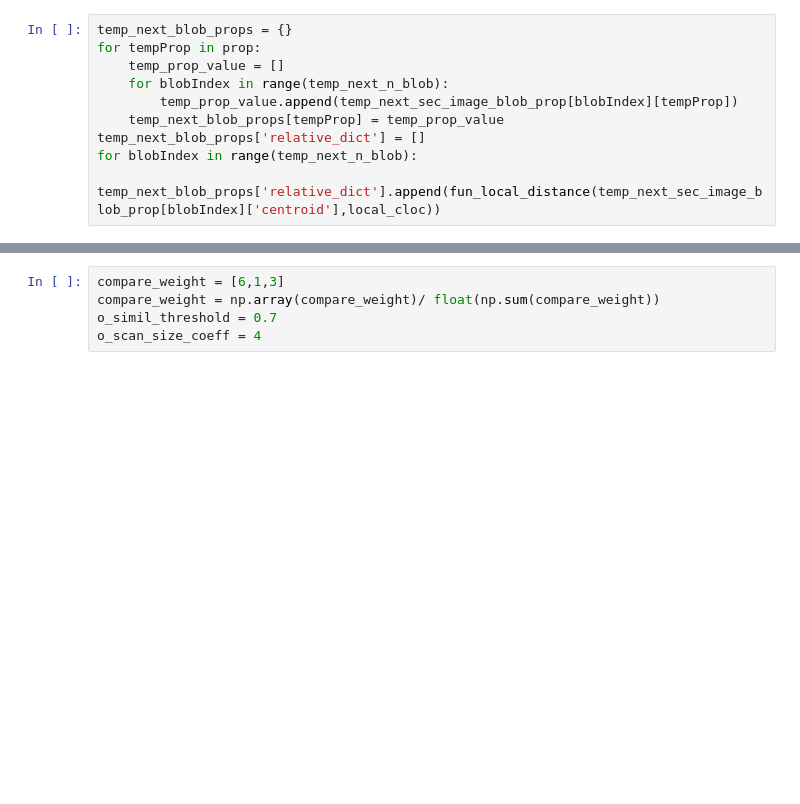
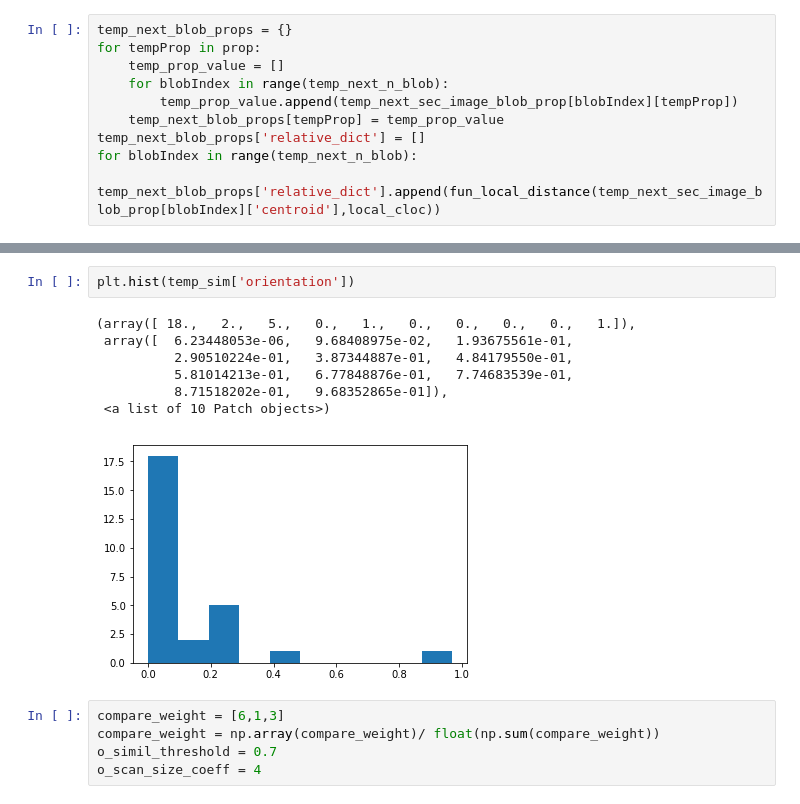
Before and after one commit to xiangjiph/MouseBrainAtlas, a Jupyter notebook: XJ/blob_detection_with_Pre_detected_cell_mulSec.ipynb, the cells around one changed output, grey strips where cells are left out. Drawn from its saved outputs; the diff is of its cells as text; blank space fills up the shorter version.

```diff
--- a/XJ/blob_detection_with_Pre_detected_cell_mulSec.ipynb
+++ b/XJ/blob_detection_with_Pre_detected_cell_mulSec.ipynb
@@ -376,3 +459,13 @@ for temp_prop in temp_compare_props:
+# %%
+plt.hist(temp_sim['orientation'])
+# %% [output]
+(array([ 18.,   2.,   5.,   0.,   1.,   0.,   0.,   0.,   0.,   1.]),
+ array([  6.23448053e-06,   9.68408975e-02,   1.93675561e-01,
+          2.90510224e-01,   3.87344887e-01,   4.84179550e-01,
+          5.81014213e-01,   6.77848876e-01,   7.74683539e-01,
+          8.71518202e-01,   9.68352865e-01]),
+ <a list of 10 Patch objects>)
+[figure, added]
 # %%
 compare_weight = [6,1,3]
 compare_weight = np.array(compare_weight)/ float(np.sum(compare_weight))
```
Also changed, not shown: parts of 21 cells of this notebook.
